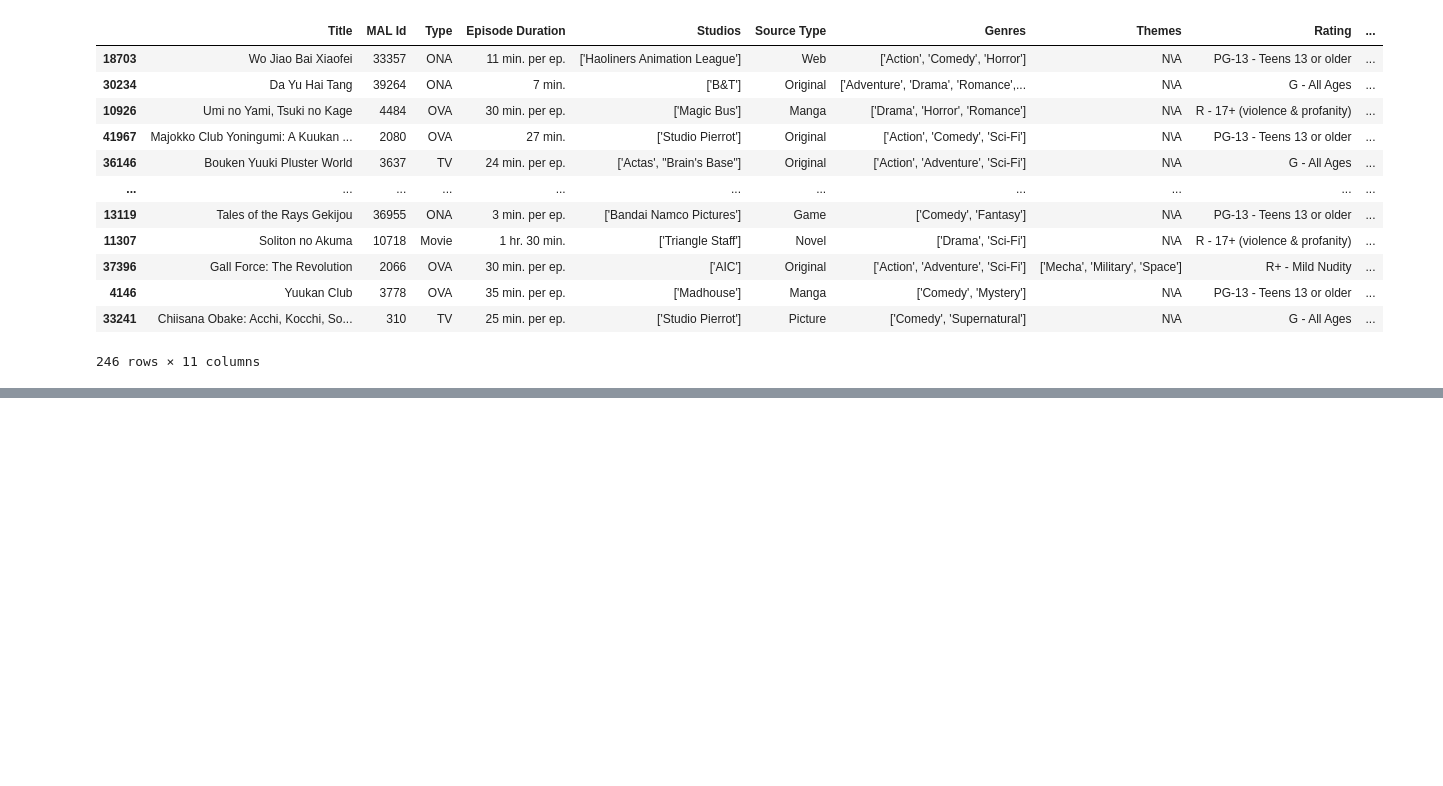
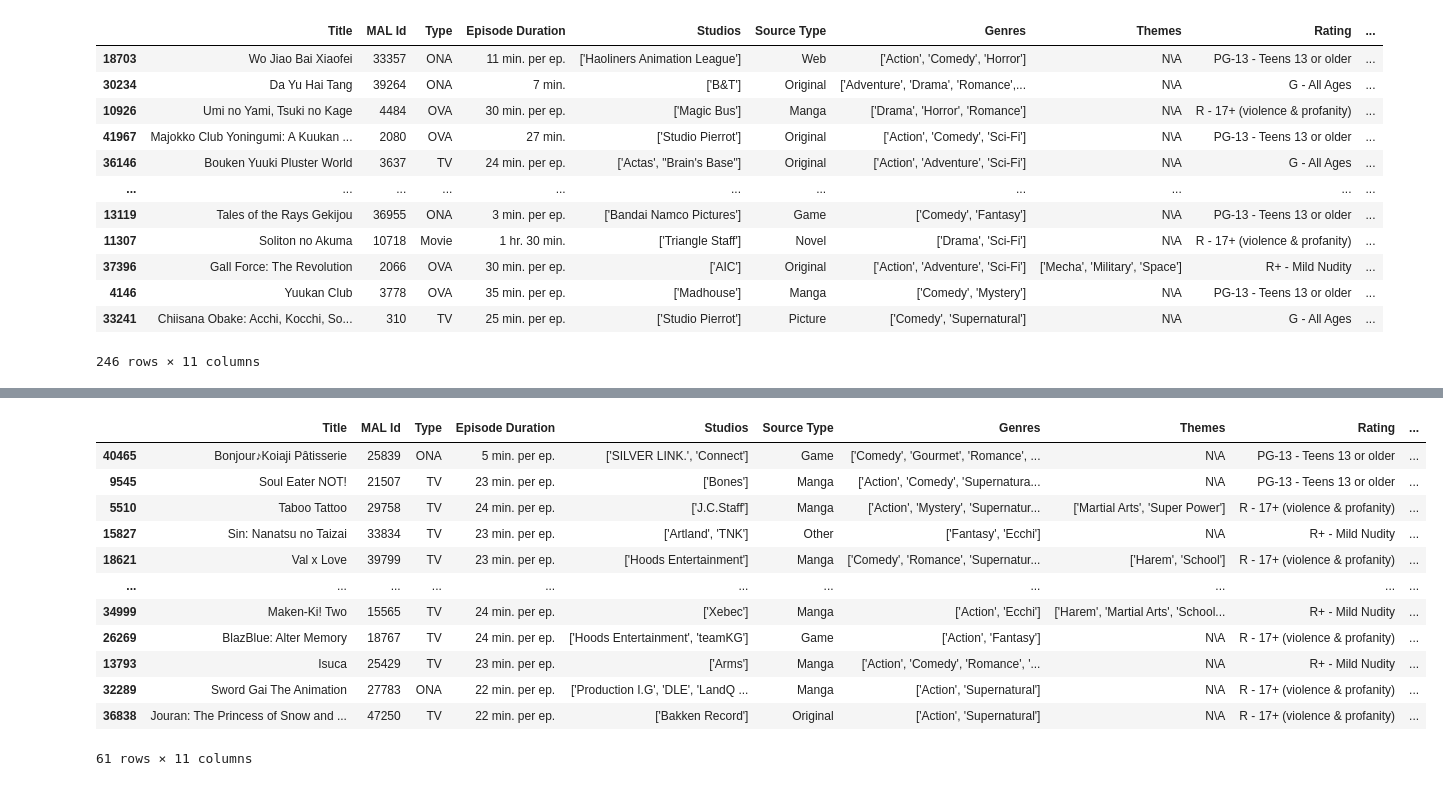
Before and after one commit to TamirIsCool/DataScIntro, a Jupyter notebook: Classification/WebScraping/prediction_groundwork_for_tommorow.ipynb, the cells around one changed output, grey strips where cells are left out. Cells and saved outputs as stored; diff of their text form; code cells hidden in the pictures; blank space fills up the shorter version.

```diff
--- a/Classification/WebScraping/prediction_groundwork_for_tommorow.ipynb
+++ b/Classification/WebScraping/prediction_groundwork_for_tommorow.ipynb
@@ -161,0 +162,17 @@ source_appearances[source_appearances>10].plot(kind = 'bar')
+# %%
+df_lowpop = df[df['Popularity']<2500]
+df_lowpop
+# %% [output]
+|  | Title | MAL Id | Type | Episode Duration | Studios | Source Type | Genres | Themes | Rating | ... |
+| 40465 | Bonjour♪Koiaji Pâtisserie | 25839 | ONA | 5 min. per ep. | ['SILVER LINK.', 'Connect'] | Game | ['Comedy', 'Gourmet', 'Romance', ... | N\A | PG-13 - Teens 13 or older | ... |
+| 9545 | Soul Eater NOT! | 21507 | TV | 23 min. per ep. | ['Bones'] | Manga | ['Action', 'Comedy', 'Supernatura... | N\A | PG-13 - Teens 13 or older | ... |
+| 5510 | Taboo Tattoo | 29758 | TV | 24 min. per ep. | ['J.C.Staff'] | Manga | ['Action', 'Mystery', 'Supernatur... | ['Martial Arts', 'Super Power'] | R - 17+ (violence & profanity) | ... |
+| 15827 | Sin: Nanatsu no Taizai | 33834 | TV | 23 min. per ep. | ['Artland', 'TNK'] | Other | ['Fantasy', 'Ecchi'] | N\A | R+ - Mild Nudity | ... |
+| 18621 | Val x Love | 39799 | TV | 23 min. per ep. | ['Hoods Entertainment'] | Manga | ['Comedy', 'Romance', 'Supernatur... | ['Harem', 'School'] | R - 17+ (violence & profanity) | ... |
+| ... | ... | ... | ... | ... | ... | ... | ... | ... | ... | ... |
+| 34999 | Maken-Ki! Two | 15565 | TV | 24 min. per ep. | ['Xebec'] | Manga | ['Action', 'Ecchi'] | ['Harem', 'Martial Arts', 'School... | R+ - Mild Nudity | ... |
+| 26269 | BlazBlue: Alter Memory | 18767 | TV | 24 min. per ep. | ['Hoods Entertainment', 'teamKG'] | Game | ['Action', 'Fantasy'] | N\A | R - 17+ (violence & profanity) | ... |
+| 13793 | Isuca | 25429 | TV | 23 min. per ep. | ['Arms'] | Manga | ['Action', 'Comedy', 'Romance', '... | N\A | R+ - Mild Nudity | ... |
+| 32289 | Sword Gai The Animation | 27783 | ONA | 22 min. per ep. | ['Production I.G', 'DLE', 'LandQ ... | Manga | ['Action', 'Supernatural'] | N\A | R - 17+ (violence & profanity) | ... |
+| 36838 | Jouran: The Princess of Snow and ... | 47250 | TV | 22 min. per ep. | ['Bakken Record'] | Original | ['Action', 'Supernatural'] | N\A | R - 17+ (violence & profanity) | ... |
+61 rows × 11 columns
```
Also changed, not shown: parts of 3 cells of this notebook.
